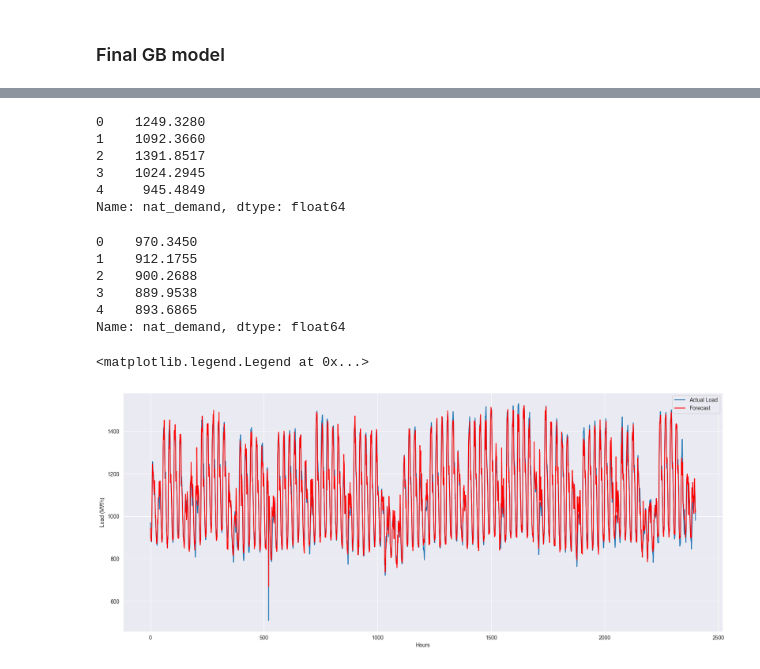
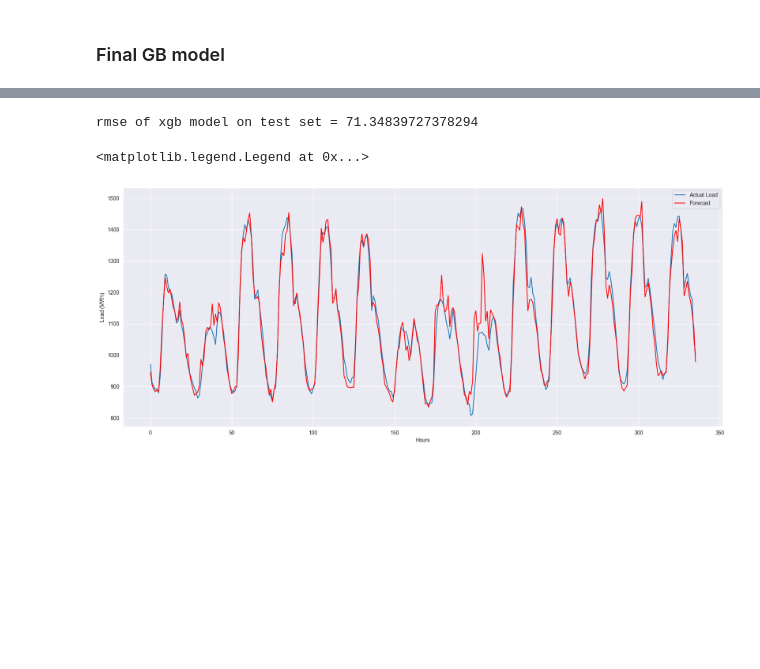
Before and after one commit to kausnz/panama-electricity-load-forecast, a Jupyter notebook: notebook.ipynb, the cells around one changed output, grey strips where cells are left out. Drawn from its saved outputs; the diff is of its cells as text; code cells hidden in the pictures; blank space fills up the shorter version.

Commit message:
Train model with full train data

```diff
--- a/notebook.ipynb
+++ b/notebook.ipynb
@@ -529,6 +520,10 @@ dm_val = xgb.DMatrix(X_val, label=y_val, feature_names=features)
 # %%
-def train_gb_model(eta=0.3, max_depth=6, min_child_weight=1, num_boost_round=201):
-    watchlist = [(dm_train, 'train'), (dm_val, 'val')]
+def train_gb_model(dm_train,
+                   eta=0.3,
+                   max_depth=6,
+                   min_child_weight=1,
+                   num_boost_round=201,
+                   watchlist=[(dm_train, 'train'), (dm_val, 'val')]):
     xgb_params = {
         'eta': eta,
         'max_depth': max_depth,
@@ -559,7 +554,7 @@ def train_gb_model(eta=0.3, max_depth=6, min_child_weight=1, num_boost_round=201
                  train_rmse_scores,
                  val_rmse_scores
                  )), columns=columns)
-    return (model, df_scores)
+    return model, df_scores
 # %%
 scores = pd.DataFrame()
 for eta in tqdm([0.01, 0.05, 0.1, 0.2, 0.3, 0.4, 1.0]):
@@ -773,38 +722,32 @@ plt.legend()
-# %%
-y_test.head()
-# %% [output]
-0    1249.3280
-1    1092.3660
-2    1391.8517
-3    1024.2945
-4     945.4849
-Name: nat_demand, dtype: float64
-# %%
-y_full.head()
-# %% [output]
-0    970.3450
-1    912.1755
-2    900.2688
-3    889.9538
-4    893.6865
-Name: nat_demand, dtype: float64
 # %%
-# dv = DictVectorizer(sparse=False)
+# Training the model with train set and the chosen values for the parameters
+
+num_boost_round = 200
+
+(model, scores) = train_gb_model(dm_train = dm_train,
+                                 eta=chosen_eta,
+                                 max_depth=chosen_max_depth,
+                                 min_child_weight=chosen_min_child_weight,
+                                 num_boost_round=201)
+gb_rmse = scores.sort_values(by='val_rmse').iloc[0, 3]
+print(f'rmse of xgb model on test set = {gb_rmse}')
+
 full_dicts = df_full.to_dict(orient='records')
 X_full = dv.transform(full_dicts)
 dm_full = xgb.DMatrix(X_full, label=y_full, feature_names=features)
 
 y_full_pred = model.predict(dm_full)
 
 plt.figure(figsize=(20, 8))
-load_period = 24*100
+load_period = 24 * 14
 actual = y_full[:load_period]
 predict = y_full_pred[:load_period]
 plt.plot(actual.index, list(actual), label='Actual Load')
 plt.plot(actual.index, list(predict), color='red', label='Forecast')
 plt.xlabel('Hours')
 plt.ylabel('Load (MWh)')
 plt.legend()
 # %% [output]
-<matplotlib.legend.Legend at 0x...>
+rmse of xgb model on test set = 71.34839727378294
+<matplotlib.legend.Legend at 0x...>
-[figure, old version]
+[figure, new version]
```
Also changed, not shown: parts of 14 cells of this notebook, 3 other files.
